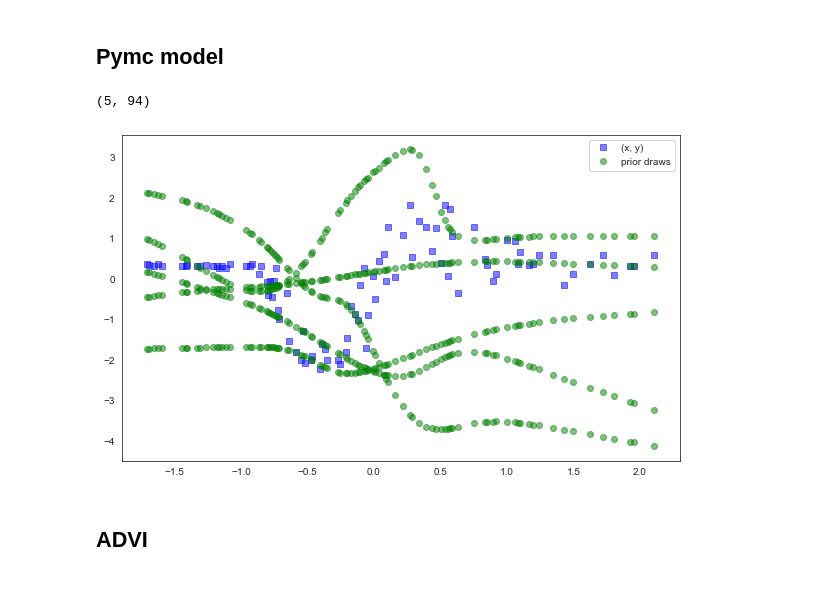
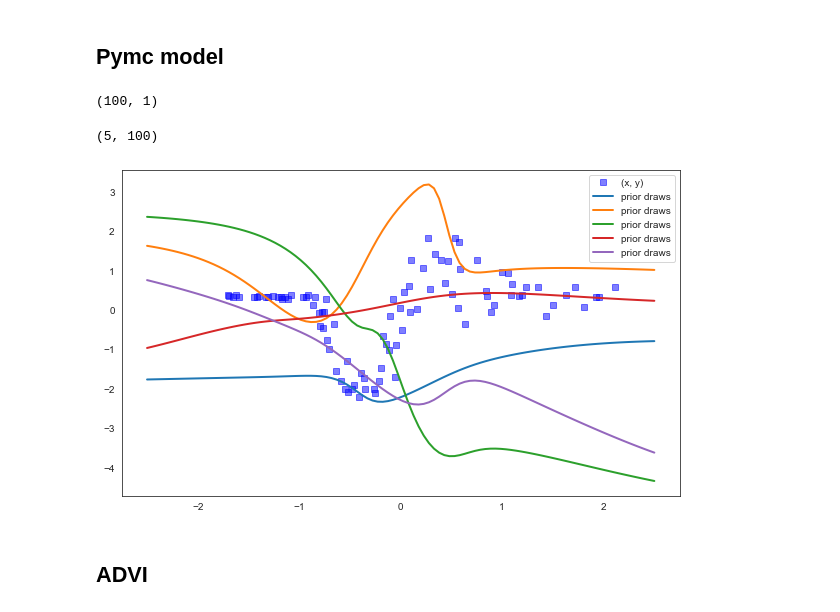
Before and after one commit to sharmila-k/BNN, a Jupyter notebook: 2_pymc3/2eg_BNN_Advi_batchdata.ipynb, the cells around one changed output. Drawn from its saved outputs; the diff is of its cells as text; code cells hidden in the pictures.

```diff
--- a/2_pymc3/2eg_BNN_Advi_batchdata.ipynb
+++ b/2_pymc3/2eg_BNN_Advi_batchdata.ipynb
@@ -167,26 +167,31 @@ with pm.Model() as neural_network:
 
     # LIKELIHOOD
     out = pm.Normal('out', mu=act_out, sigma=0.1, observed=y_tensor)
+# %%
+X_new = np.linspace(-2.5,2.5,100)[:,None]
+print (X_new.shape)
+# %% [output]
+(100, 1)
 # %%
 #checking prior draws
 
 with neural_network:
-    preds =[DNN(X_data, weights_in_1.random(), bias_in_1.random(), weights_1_2.random(), bias_1_2.random(), weights_2_out.random(), bias_2_out.random()).eval()
+    preds =[DNN(X_new, weights_in_1.random(), bias_in_1.random(), weights_1_2.random(), bias_1_2.random(), weights_2_out.random(), bias_2_out.random()).eval()
      for _ in range(5)]
     preds = np.asarray(preds)
     outputs = preds.reshape(preds.shape[0],preds.shape[1])
     print(np.shape(outputs))
 
     fig = plt.figure(figsize=(10, 6))
     ax = fig.add_subplot(111)
     ax.plot(X_data, y_data, 'bs', alpha=0.5, label='(x, y)') # full data (train+test)
-    ax.plot(X_data,outputs[0].T, 'go', alpha=0.5, label='prior draws')
-    ax.plot(X_data,outputs[1:].T, 'go', alpha=0.5)
+    ax.plot(X_new,outputs[0].T, lw=2, label='prior draws')
+    ax.plot(X_new,outputs[1:].T, lw=2, label='prior draws')
     ax.legend()
     plt.show()
 # %% [output]
-(5, 94)
+(5, 100)
-[figure, old version]
+[figure, new version]
 # %%
 from pymc3.theanof import set_tt_rng, MRG_RandomStreams
 set_tt_rng(MRG_RandomStreams(42))
```
Also changed, not shown: parts of 13 cells of this notebook, 2 other files.
